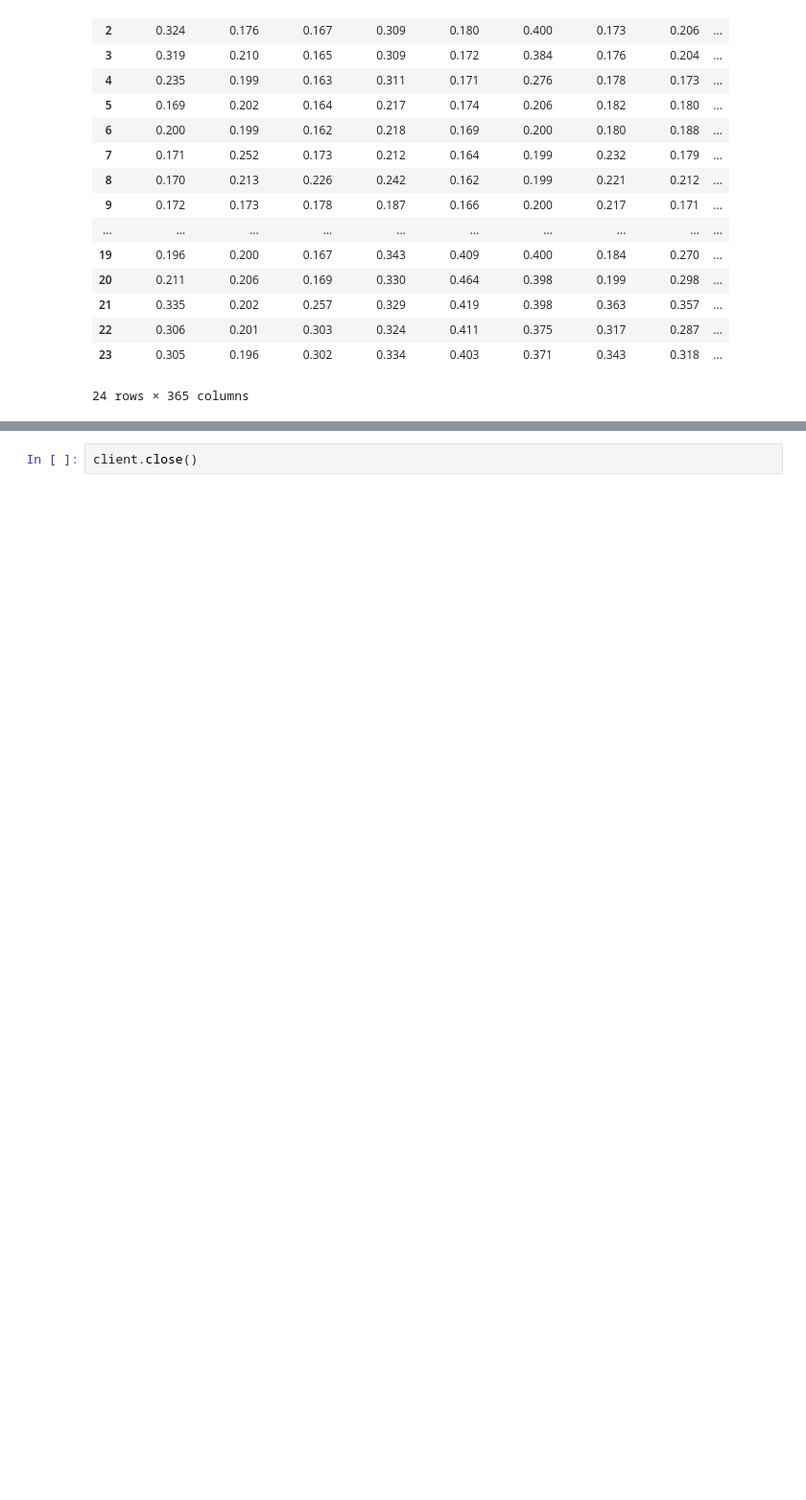
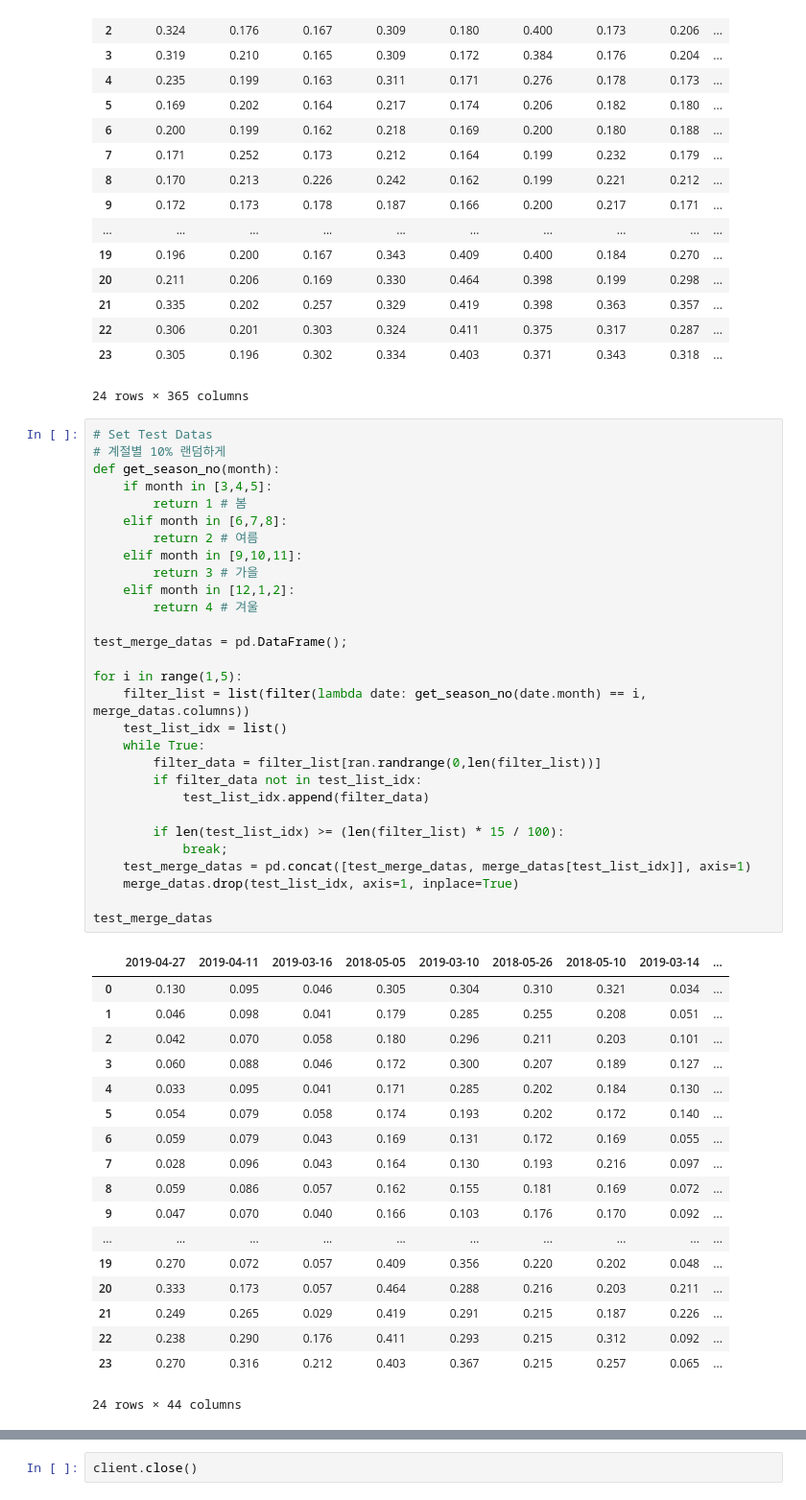
Before and after one commit to formegusto/houself-rnn, a Jupyter notebook: RNN Modeling.ipynb, the cells around one changed output, grey strips where cells are left out. Shown at 96% size. Saved outputs shown, nothing was run; the diff lists cells and outputs as text; blank space fills up the shorter version.

```diff
--- a/RNN Modeling.ipynb
+++ b/RNN Modeling.ipynb
@@ -79,3 +81,51 @@ merge_datas
 | 22 | 0.306 | 0.201 | 0.303 | 0.324 | 0.411 | 0.375 | 0.317 | 0.287 | ... |
 | 23 | 0.305 | 0.196 | 0.302 | 0.334 | 0.403 | 0.371 | 0.343 | 0.318 | ... |
 24 rows × 365 columns
+# %%
+# Set Test Datas
+# 계절별 10% 랜덤하게
+def get_season_no(month):
+    if month in [3,4,5]:
+        return 1 # 봄
+    elif month in [6,7,8]:
+        return 2 # 여름
+    elif month in [9,10,11]:
+        return 3 # 가을
+    elif month in [12,1,2]:
+        return 4 # 겨울
+
+test_merge_datas = pd.DataFrame();
+
+for i in range(1,5):
+    filter_list = list(filter(lambda date: get_season_no(date.month) == i, merge_datas.columns))
+    test_list_idx = list()
+    while True:
+        filter_data = filter_list[ran.randrange(0,len(filter_list))]
+        if filter_data not in test_list_idx:
+            test_list_idx.append(filter_data)
+
+        if len(test_list_idx) >= (len(filter_list) * 15 / 100):
+            break;
+    test_merge_datas = pd.concat([test_merge_datas, merge_datas[test_list_idx]], axis=1)
+    merge_datas.drop(test_list_idx, axis=1, inplace=True)
+
+test_merge_datas
+# %% [output]
+|  | 2019-04-27 | 2019-04-11 | 2019-03-16 | 2018-05-05 | 2019-03-10 | 2018-05-26 | 2018-05-10 | 2019-03-14 | ... |
+| 0 | 0.130 | 0.095 | 0.046 | 0.305 | 0.304 | 0.310 | 0.321 | 0.034 | ... |
+| 1 | 0.046 | 0.098 | 0.041 | 0.179 | 0.285 | 0.255 | 0.208 | 0.051 | ... |
+| 2 | 0.042 | 0.070 | 0.058 | 0.180 | 0.296 | 0.211 | 0.203 | 0.101 | ... |
+| 3 | 0.060 | 0.088 | 0.046 | 0.172 | 0.300 | 0.207 | 0.189 | 0.127 | ... |
+| 4 | 0.033 | 0.095 | 0.041 | 0.171 | 0.285 | 0.202 | 0.184 | 0.130 | ... |
+| 5 | 0.054 | 0.079 | 0.058 | 0.174 | 0.193 | 0.202 | 0.172 | 0.140 | ... |
+| 6 | 0.059 | 0.079 | 0.043 | 0.169 | 0.131 | 0.172 | 0.169 | 0.055 | ... |
+| 7 | 0.028 | 0.096 | 0.043 | 0.164 | 0.130 | 0.193 | 0.216 | 0.097 | ... |
+| 8 | 0.059 | 0.086 | 0.057 | 0.162 | 0.155 | 0.181 | 0.169 | 0.072 | ... |
+| 9 | 0.047 | 0.070 | 0.040 | 0.166 | 0.103 | 0.176 | 0.170 | 0.092 | ... |
+| ... | ... | ... | ... | ... | ... | ... | ... | ... | ... |
+| 19 | 0.270 | 0.072 | 0.057 | 0.409 | 0.356 | 0.220 | 0.202 | 0.048 | ... |
+| 20 | 0.333 | 0.173 | 0.057 | 0.464 | 0.288 | 0.216 | 0.203 | 0.211 | ... |
+| 21 | 0.249 | 0.265 | 0.029 | 0.419 | 0.291 | 0.215 | 0.187 | 0.226 | ... |
+| 22 | 0.238 | 0.290 | 0.176 | 0.411 | 0.293 | 0.215 | 0.312 | 0.092 | ... |
+| 23 | 0.270 | 0.316 | 0.212 | 0.403 | 0.367 | 0.215 | 0.257 | 0.065 | ... |
+24 rows × 44 columns
```
Also changed, not shown: parts of 5 cells of this notebook.
